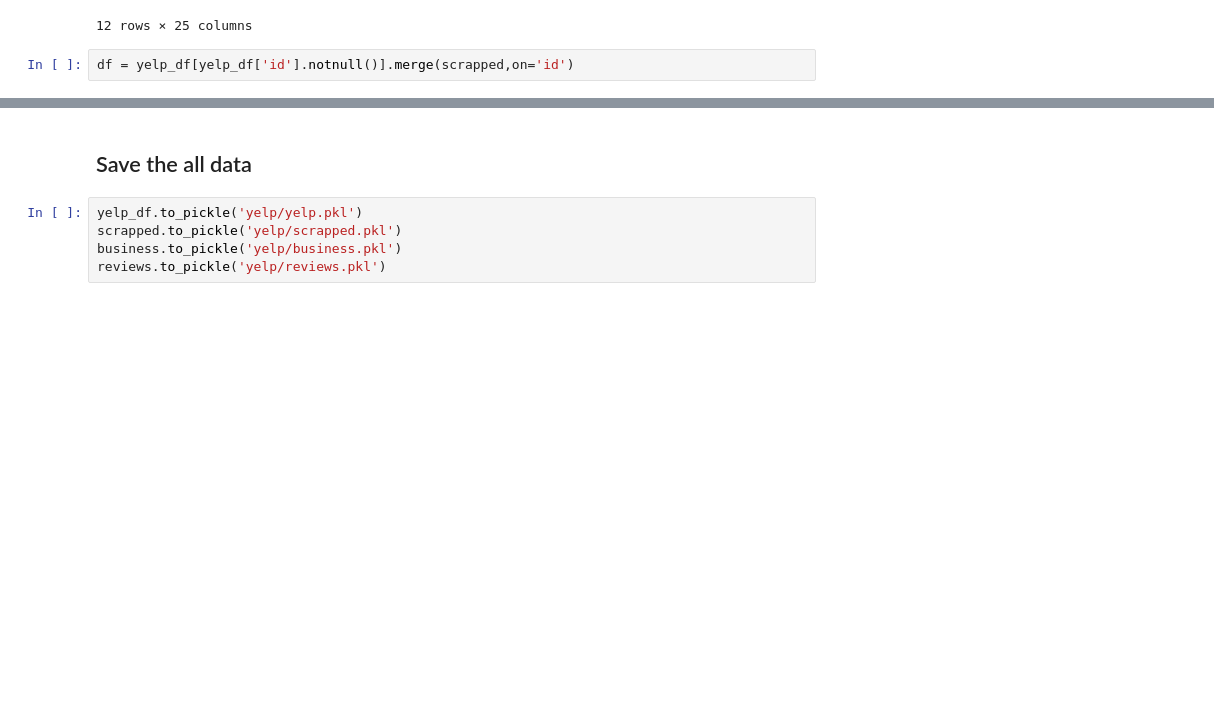
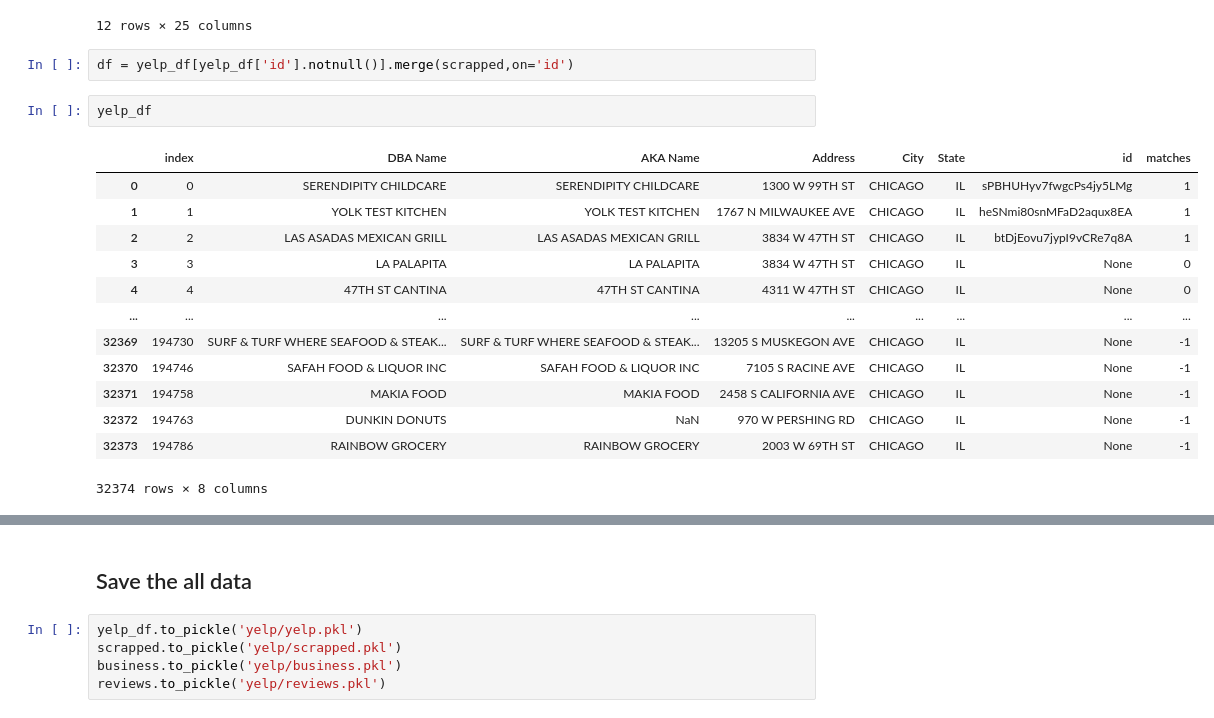
Before and after one commit to adr1anh/DeepDish, a Jupyter notebook: Food Inspection_adrian.ipynb, the cells around one changed output, grey strips where cells are left out. Saved outputs shown, nothing was run; the diff lists cells and outputs as text; blank space fills up the shorter version.

```diff
--- a/Food Inspection_adrian.ipynb
+++ b/Food Inspection_adrian.ipynb
@@ -168,3 +178,19 @@ yelp_df[yelp_df['id'].notnull()].merge(scrapped,on='id').merge(business,on='id')
 12 rows × 25 columns
 # %%
 df = yelp_df[yelp_df['id'].notnull()].merge(scrapped,on='id')
+# %%
+yelp_df
+# %% [output]
+|  | index | DBA Name | AKA Name | Address | City | State | id | matches |
+| 0 | 0 | SERENDIPITY CHILDCARE | SERENDIPITY CHILDCARE | 1300 W 99TH ST | CHICAGO | IL | sPBHUHyv7fwgcPs4jy5LMg | 1 |
+| 1 | 1 | YOLK TEST KITCHEN | YOLK TEST KITCHEN | 1767 N MILWAUKEE AVE | CHICAGO | IL | heSNmi80snMFaD2aqux8EA | 1 |
+| 2 | 2 | LAS ASADAS MEXICAN GRILL | LAS ASADAS MEXICAN GRILL | 3834 W 47TH ST | CHICAGO | IL | btDjEovu7jypI9vCRe7q8A | 1 |
+| 3 | 3 | LA PALAPITA | LA PALAPITA | 3834 W 47TH ST | CHICAGO | IL | None | 0 |
+| 4 | 4 | 47TH ST CANTINA | 47TH ST CANTINA | 4311 W 47TH ST | CHICAGO | IL | None | 0 |
+| ... | ... | ... | ... | ... | ... | ... | ... | ... |
+| 32369 | 194730 | SURF & TURF WHERE SEAFOOD & STEAK... | SURF & TURF WHERE SEAFOOD & STEAK... | 13205 S MUSKEGON AVE | CHICAGO | IL | None | -1 |
+| 32370 | 194746 | SAFAH FOOD & LIQUOR INC | SAFAH FOOD & LIQUOR INC | 7105 S RACINE AVE | CHICAGO | IL | None | -1 |
+| 32371 | 194758 | MAKIA FOOD | MAKIA FOOD | 2458 S CALIFORNIA AVE | CHICAGO | IL | None | -1 |
+| 32372 | 194763 | DUNKIN DONUTS | NaN | 970 W PERSHING RD | CHICAGO | IL | None | -1 |
+| 32373 | 194786 | RAINBOW GROCERY | RAINBOW GROCERY | 2003 W 69TH ST | CHICAGO | IL | None | -1 |
+32374 rows × 8 columns
```
Also changed, not shown: parts of 8 cells of this notebook, 1 other file.
